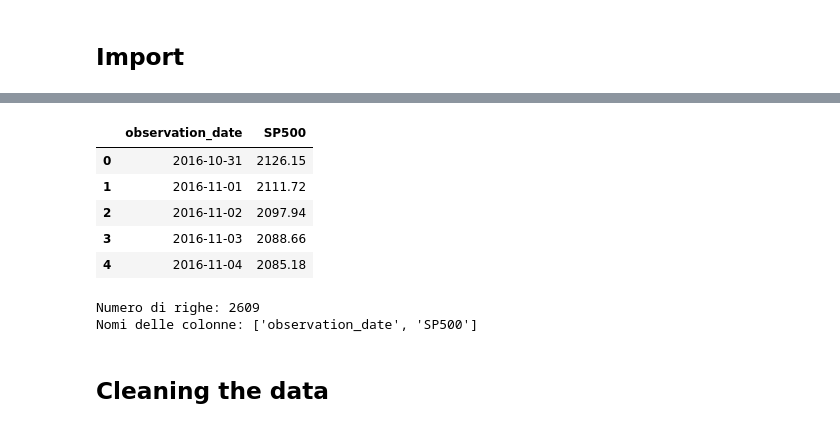
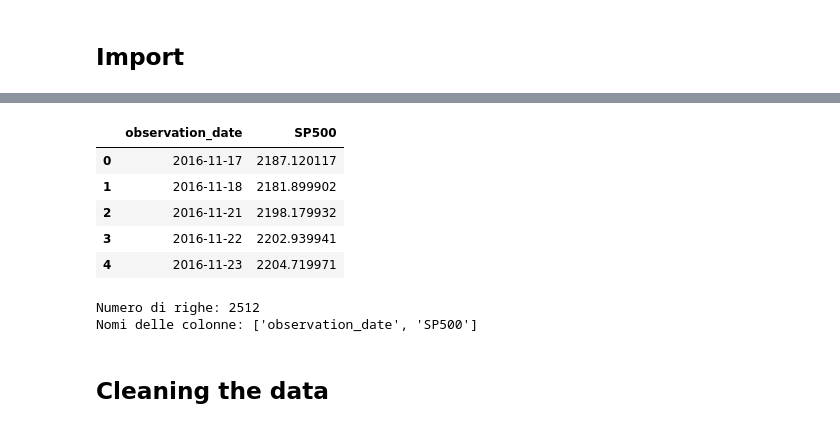
Before and after one commit to LRolla/SP500_StatisticalModelling, a Jupyter notebook: 01_Exploraotory_analysis.ipynb, the cells around one changed output, grey strips where cells are left out. Drawn from its saved outputs; the diff is of its cells as text; code cells hidden in the pictures.

```diff
--- a/01_Exploraotory_analysis.ipynb
+++ b/01_Exploraotory_analysis.ipynb
@@ -9,9 +9,28 @@ import matplotlib.pyplot as plt
 # %% [markdown]
 ## Import
 # %%
-url = "https://fred.stlouisfed.org/graph/fredgraph.csv?id=SP500"
+import yfinance as yf
 
-df = pd.read_csv(url)
+raw = yf.download(
+    "^GSPC",
+    start="2016-11-17",
+    end="2026-11-17",
+    interval="1d",
+    auto_adjust=False,
+    multi_level_index=False,
+    progress=False
+)
+
+df = raw[["Close"]].reset_index()
+
+df = df.rename(columns={
+    "Date": "observation_date",
+    "Close": "SP500"
+})
+
+print(df["observation_date"].min())
+print(df["observation_date"].max())
+print(len(df))
 
 display(df.head()) #shows the first 5 raws of the dataframe
 
@@ -22,11 +44,11 @@ print("Nomi delle colonne:", df.columns.tolist()) #prints the names of the colum
 |  | observation_date | SP500 |
-| 0 | 2016-10-31 | 2126.15 |
-| 1 | 2016-11-01 | 2111.72 |
-| 2 | 2016-11-02 | 2097.94 |
-| 3 | 2016-11-03 | 2088.66 |
-| 4 | 2016-11-04 | 2085.18 |
+| 0 | 2016-11-17 | 2187.120117 |
+| 1 | 2016-11-18 | 2181.899902 |
+| 2 | 2016-11-21 | 2198.179932 |
+| 3 | 2016-11-22 | 2202.939941 |
+| 4 | 2016-11-23 | 2204.719971 |
-Numero di righe: 2609
-Nomi delle colonne: ['observation_date', 'SP500']
+Numero di righe: 2512
+Nomi delle colonne: ['observation_date', 'SP500']
 # %% [markdown]
 ## Cleaning the data
 # %% [markdown]
```
Also changed, not shown: parts of 18 cells of this notebook.
